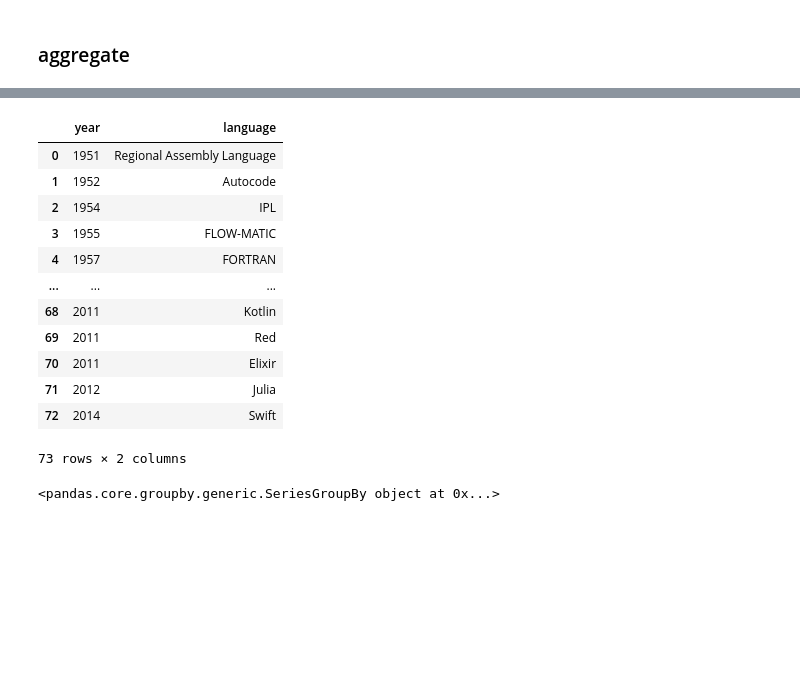
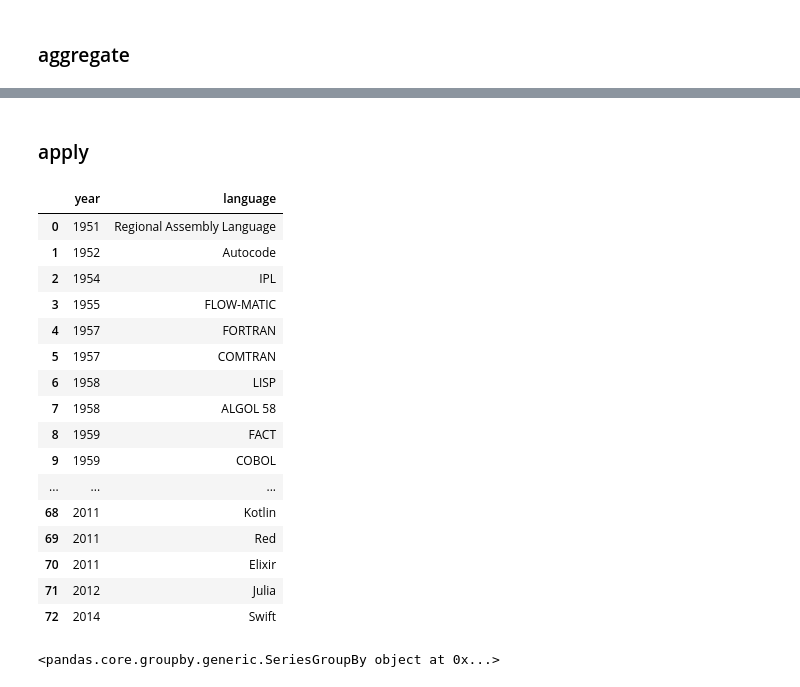
Before and after one commit to FernanMartinez/Curso_Python_Basico, a Jupyter notebook: Aula 12 Pandas/Aula 12. Pandas.ipynb, the cells around one changed output, grey strips where cells are left out. Drawn from its saved outputs; the diff is of its cells as text; code cells hidden in the pictures; blank space fills up the shorter version.

```diff
--- a/Aula 12 Pandas/Aula 12. Pandas.ipynb
+++ b/Aula 12 Pandas/Aula 12. Pandas.ipynb
@@ -808,8 +1067,8 @@ dfgroupby.aggregate({"Lucro ($)": [min, max, np.mean, np.std],
 # %%
 # podemos aplicar aggreagate para um groupby de dois niveis
 
-pd.set_option('display.max_rows', 10)
+# pd.set_option('display.max_rows', 10)
 dfgroupby.aggregate({"Lucro ($)": [min, max, np.mean, np.std],
-                     "Retorno ($R)": [min, max, np.mean],
+                     "Retorno ($R)": [min, max, np.mean, np.std],
                      "Transferencias": [min, max]})
 # %% [output]
@@ -831,21 +1103,28 @@ dfgroupby.aggregate({"Lucro ($)": [min, max, np.mean, np.std],
+# %% [markdown]
+### apply
 # %%
 # Exemplo com dados de lingaugems de programação
+pd.set_option('display.max_rows', 80)
 df_ling = pd.read_csv("./Dados/programming_languages.csv")
 df_ling
 # %% [output]
 |  | year | language |
 | 0 | 1951 | Regional Assembly Language |
 | 1 | 1952 | Autocode |
 | 2 | 1954 | IPL |
 | 3 | 1955 | FLOW-MATIC |
 | 4 | 1957 | FORTRAN |
+| 5 | 1957 | COMTRAN |
+| 6 | 1958 | LISP |
+| 7 | 1958 | ALGOL 58 |
+| 8 | 1959 | FACT |
+| 9 | 1959 | COBOL |
 | ... | ... | ... |
 | 68 | 2011 | Kotlin |
 | 69 | 2011 | Red |
 | 70 | 2011 | Elixir |
 | 71 | 2012 | Julia |
 | 72 | 2014 | Swift |
-73 rows × 2 columns
 # %%
 df_lig_grop = df_ling.groupby(by="year")
 df_lig_grop["language"]
```
Also changed, not shown: parts of 89 cells of this notebook.
